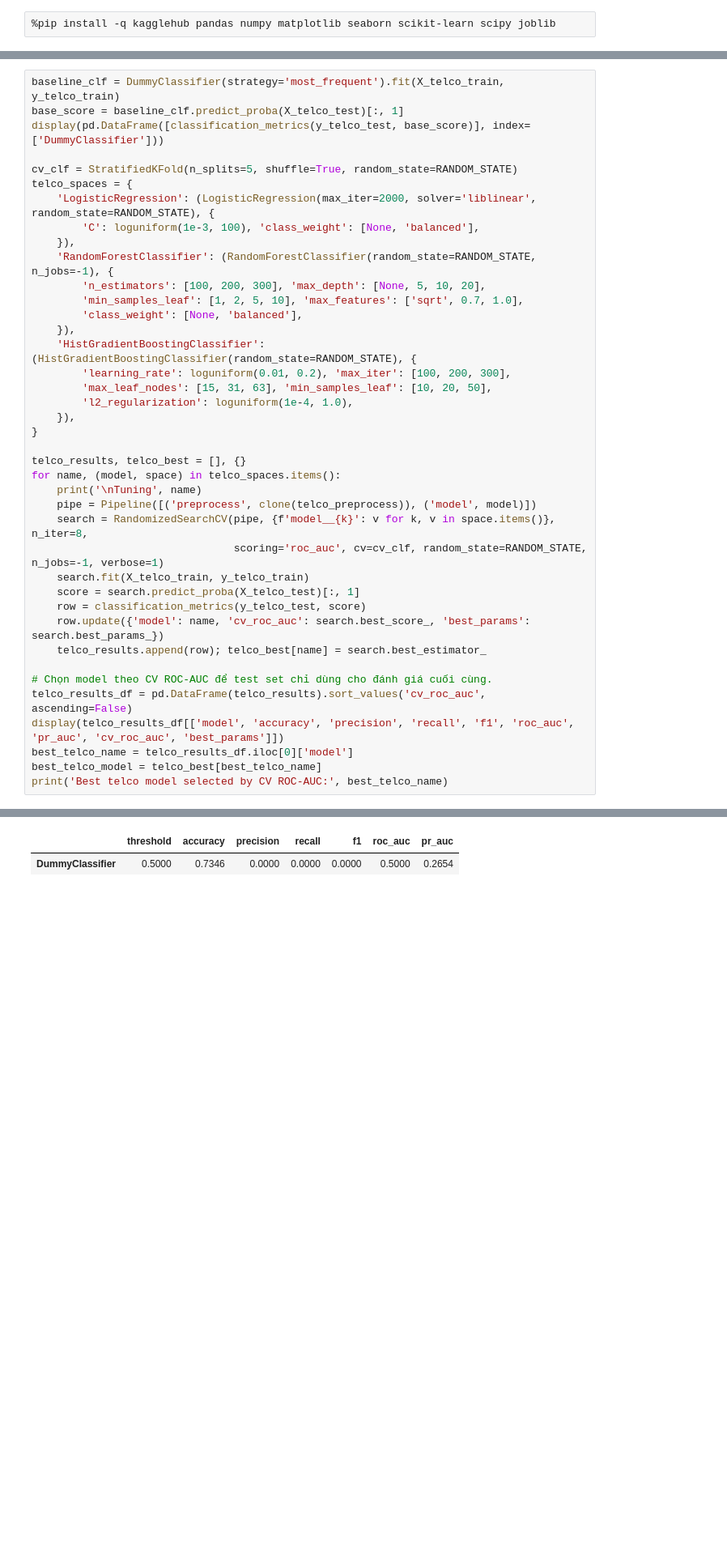
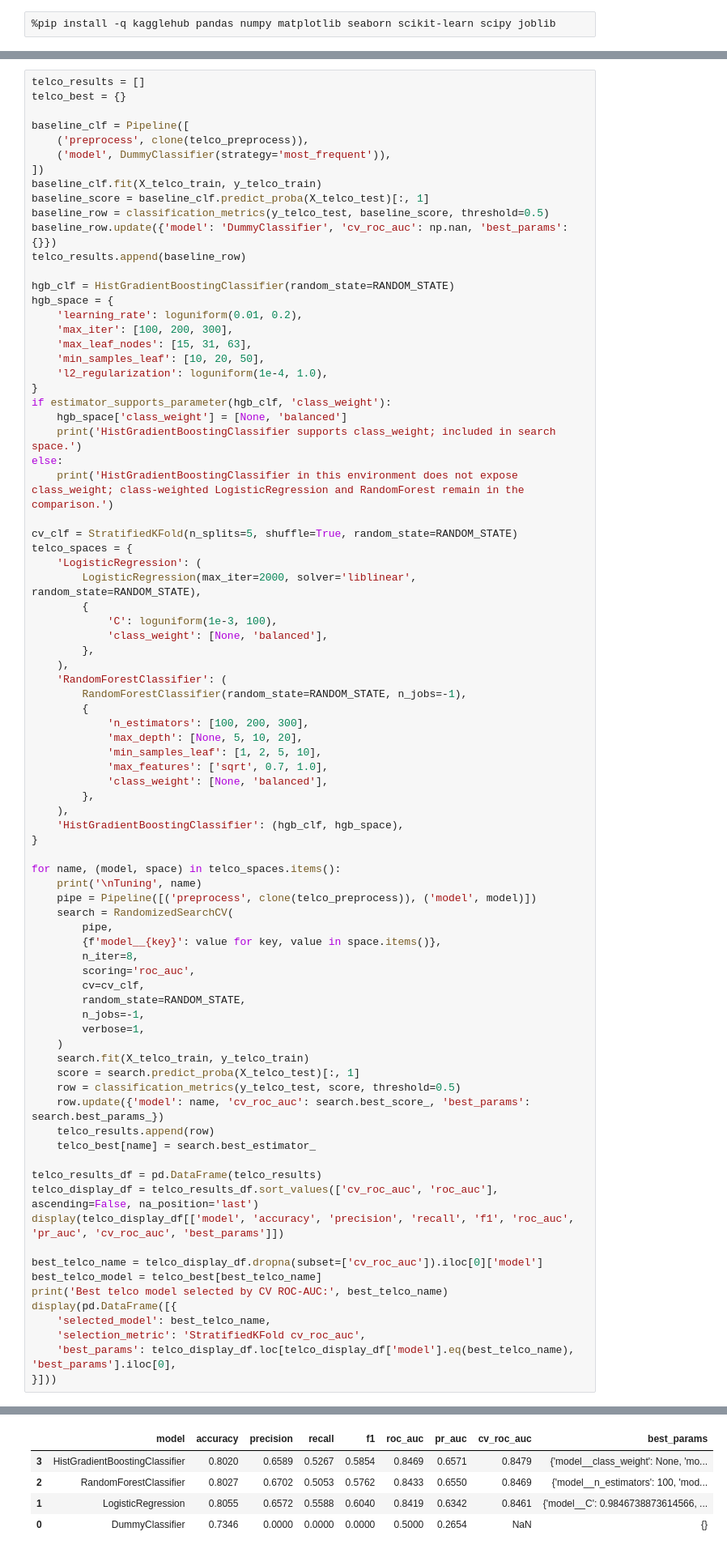
Before and after one commit to hoangisreal/bike-sharing-telco-churn-ml, a Jupyter notebook: ml_pipeline_bike_telco.ipynb, the cells around one changed output, grey strips where cells are left out. Shown at 81% size. Cells and saved outputs as stored; diff of their text form; blank space fills up the shorter version.

```diff
--- a/ml_pipeline_bike_telco.ipynb
+++ b/ml_pipeline_bike_telco.ipynb
@@ -665,41 +1312,83 @@ Chúng ta sử dụng `StratifiedKFold(n_splits=5, shuffle=True)` kết hợp `R
 # %%
-baseline_clf = DummyClassifier(strategy='most_frequent').fit(X_telco_train, y_telco_train)
-base_score = baseline_clf.predict_proba(X_telco_test)[:, 1]
-display(pd.DataFrame([classification_metrics(y_telco_test, base_score)], index=['DummyClassifier']))
+telco_results = []
+telco_best = {}
+
+baseline_clf = Pipeline([
+    ('preprocess', clone(telco_preprocess)),
+    ('model', DummyClassifier(strategy='most_frequent')),
+])
+baseline_clf.fit(X_telco_train, y_telco_train)
+baseline_score = baseline_clf.predict_proba(X_telco_test)[:, 1]
+baseline_row = classification_metrics(y_telco_test, baseline_score, threshold=0.5)
+baseline_row.update({'model': 'DummyClassifier', 'cv_roc_auc': np.nan, 'best_params': {}})
+telco_results.append(baseline_row)
+
+hgb_clf = HistGradientBoostingClassifier(random_state=RANDOM_STATE)
+hgb_space = {
+    'learning_rate': loguniform(0.01, 0.2),
+    'max_iter': [100, 200, 300],
+    'max_leaf_nodes': [15, 31, 63],
+    'min_samples_leaf': [10, 20, 50],
+    'l2_regularization': loguniform(1e-4, 1.0),
+}
+if estimator_supports_parameter(hgb_clf, 'class_weight'):
+    hgb_space['class_weight'] = [None, 'balanced']
+    print('HistGradientBoostingClassifier supports class_weight; included in search space.')
+else:
+    print('HistGradientBoostingClassifier in this environment does not expose class_weight; class-weighted LogisticRegression and RandomForest remain in the comparison.')
 
 cv_clf = StratifiedKFold(n_splits=5, shuffle=True, random_state=RANDOM_STATE)
 telco_spaces = {
-    'LogisticRegression': (LogisticRegression(max_iter=2000, solver='liblinear', random_state=RANDOM_STATE), {
-        'C': loguniform(1e-3, 100), 'class_weight': [None, 'balanced'],
-    }),
-    'RandomForestClassifier': (RandomForestClassifier(random_state=RANDOM_STATE, n_jobs=-1), {
-        'n_estimators': [100, 200, 300], 'max_depth': [None, 5, 10, 20],
-        'min_samples_leaf': [1, 2, 5, 10], 'max_features': ['sqrt', 0.7, 1.0],
-        'class_weight': [None, 'balanced'],
-    }),
-    'HistGradientBoostingClassifier': (HistGradientBoostingClassifier(random_state=RANDOM_STATE), {
-        'learning_rate': loguniform(0.01, 0.2), 'max_iter': [100, 200, 300],
-        'max_leaf_nodes': [15, 31, 63], 'min_samples_leaf': [10, 20, 50],
-        'l2_regularization': loguniform(1e-4, 1.0),
-    }),
+    'LogisticRegression': (
+        LogisticRegression(max_iter=2000, solver='liblinear', random_state=RANDOM_STATE),
+        {
+            'C': loguniform(1e-3, 100),
+            'class_weight': [None, 'balanced'],
+        },
+    ),
+    'RandomForestClassifier': (
+        RandomForestClassifier(random_state=RANDOM_STATE, n_jobs=-1),
+        {
+            'n_estimators': [100, 200, 300],
+            'max_depth': [None, 5, 10, 20],
+            'min_samples_leaf': [1, 2, 5, 10],
+            'max_features': ['sqrt', 0.7, 1.0],
+            'class_weight': [None, 'balanced'],
+        },
+    ),
+    'HistGradientBoostingClassifier': (hgb_clf, hgb_space),
 }
 
-telco_results, telco_best = [], {}
 for name, (model, space) in telco_spaces.items():
     print('\nTuning', name)
     pipe = Pipeline([('preprocess', clone(telco_preprocess)), ('model', model)])
-    search = RandomizedSearchCV(pipe, {f'model__{k}': v for k, v in space.items()}, n_iter=8,
-                                scoring='roc_auc', cv=cv_clf, random_state=RANDOM_STATE, n_jobs=-1, verbose=1)
+    search = RandomizedSearchCV(
+        pipe,
+        {f'model__{key}': value for key, value in space.items()},
+        n_iter=8,
+        scoring='roc_auc',
+        cv=cv_clf,
+        random_state=RANDOM_STATE,
+        n_jobs=-1,
+        verbose=1,
+    )
     search.fit(X_telco_train, y_telco_train)
     score = search.predict_proba(X_telco_test)[:, 1]
-    row = classification_metrics(y_telco_test, score)
+    row = classification_metrics(y_telco_test, score, threshold=0.5)
     row.update({'model': name, 'cv_roc_auc': search.best_score_, 'best_params': search.best_params_})
-    telco_results.append(row); telco_best[name] = search.best_estimator_
+    telco_results.append(row)
+    telco_best[name] = search.best_estimator_
 
-# Chọn model theo CV ROC-AUC để test set chỉ dùng cho đánh giá cuối cùng.
-telco_results_df = pd.DataFrame(telco_results).sort_values('cv_roc_auc', ascending=False)
-display(telco_results_df[['model', 'accuracy', 'precision', 'recall', 'f1', 'roc_auc', 'pr_auc', 'cv_roc_auc', 'best_params']])
-best_telco_name = telco_results_df.iloc[0]['model']
+telco_results_df = pd.DataFrame(telco_results)
+telco_display_df = telco_results_df.sort_values(['cv_roc_auc', 'roc_auc'], ascending=False, na_position='last')
+display(telco_display_df[['model', 'accuracy', 'precision', 'recall', 'f1', 'roc_auc', 'pr_auc', 'cv_roc_auc', 'best_params']])
+
+best_telco_name = telco_display_df.dropna(subset=['cv_roc_auc']).iloc[0]['model']
 best_telco_model = telco_best[best_telco_name]
 print('Best telco model selected by CV ROC-AUC:', best_telco_name)
+display(pd.DataFrame([{
+    'selected_model': best_telco_name,
+    'selection_metric': 'StratifiedKFold cv_roc_auc',
+    'best_params': telco_display_df.loc[telco_display_df['model'].eq(best_telco_name), 'best_params'].iloc[0],
+}]))
 # %% [output]
@@ -706,2 +1405,5 @@ print('Best telco model selected by CV ROC-AUC:', best_telco_name)
-|  | threshold | accuracy | precision | recall | f1 | roc_auc | pr_auc |
-| DummyClassifier | 0.5000 | 0.7346 | 0.0000 | 0.0000 | 0.0000 | 0.5000 | 0.2654 |
+|  | model | accuracy | precision | recall | f1 | roc_auc | pr_auc | cv_roc_auc | best_params |
+| 3 | HistGradientBoostingClassifier | 0.8020 | 0.6589 | 0.5267 | 0.5854 | 0.8469 | 0.6571 | 0.8479 | {'model__class_weight': None, 'mo... |
+| 2 | RandomForestClassifier | 0.8027 | 0.6702 | 0.5053 | 0.5762 | 0.8433 | 0.6550 | 0.8469 | {'model__n_estimators': 100, 'mod... |
+| 1 | LogisticRegression | 0.8055 | 0.6572 | 0.5588 | 0.6040 | 0.8419 | 0.6342 | 0.8461 | {'model__C': 0.9846738873614566, ... |
+| 0 | DummyClassifier | 0.7346 | 0.0000 | 0.0000 | 0.0000 | 0.5000 | 0.2654 | NaN | {} |
```
Also changed, not shown: parts of 52 cells of this notebook.
